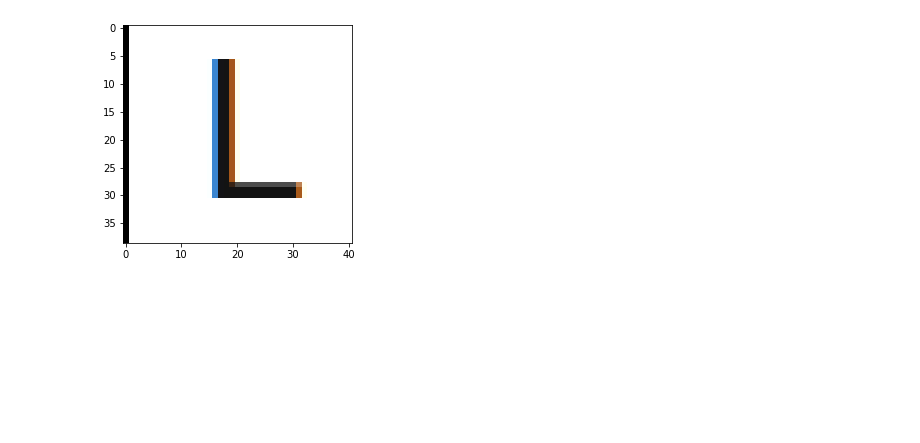
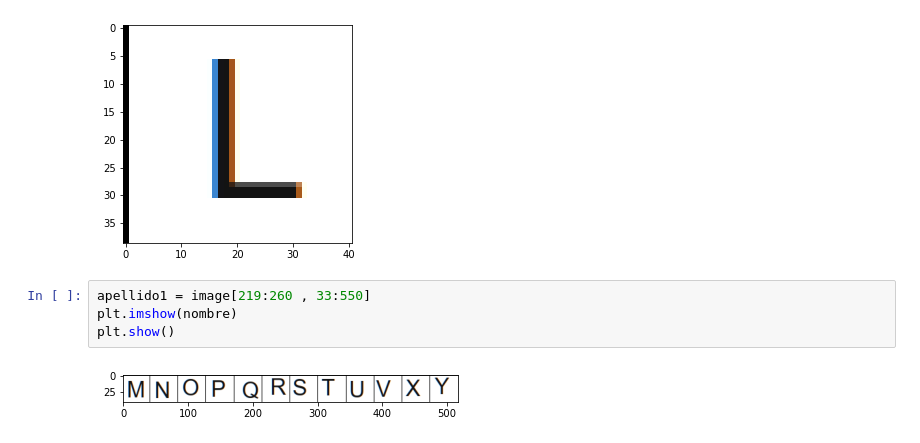
Before and after one commit to charlie4498/EmbebidosP3, a Jupyter notebook: Edicion_Img.ipynb, the cells around one changed output. Saved outputs shown, nothing was run; the diff lists cells and outputs as text; blank space fills up the shorter version.

Commit message:
Captura letras del primer apellido individualmente

```diff
--- a/Edicion_Img.ipynb
+++ b/Edicion_Img.ipynb
@@ -35,3 +35,9 @@ for i in range(12):
 [figure]
 [figure]
 [figure]
+# %%
+apellido1 = image[219:260 , 33:550]
+plt.imshow(nombre)
+plt.show()
+# %% [output]
+[figure, added]
```
Also changed, not shown: parts of 1 cell of this notebook.
